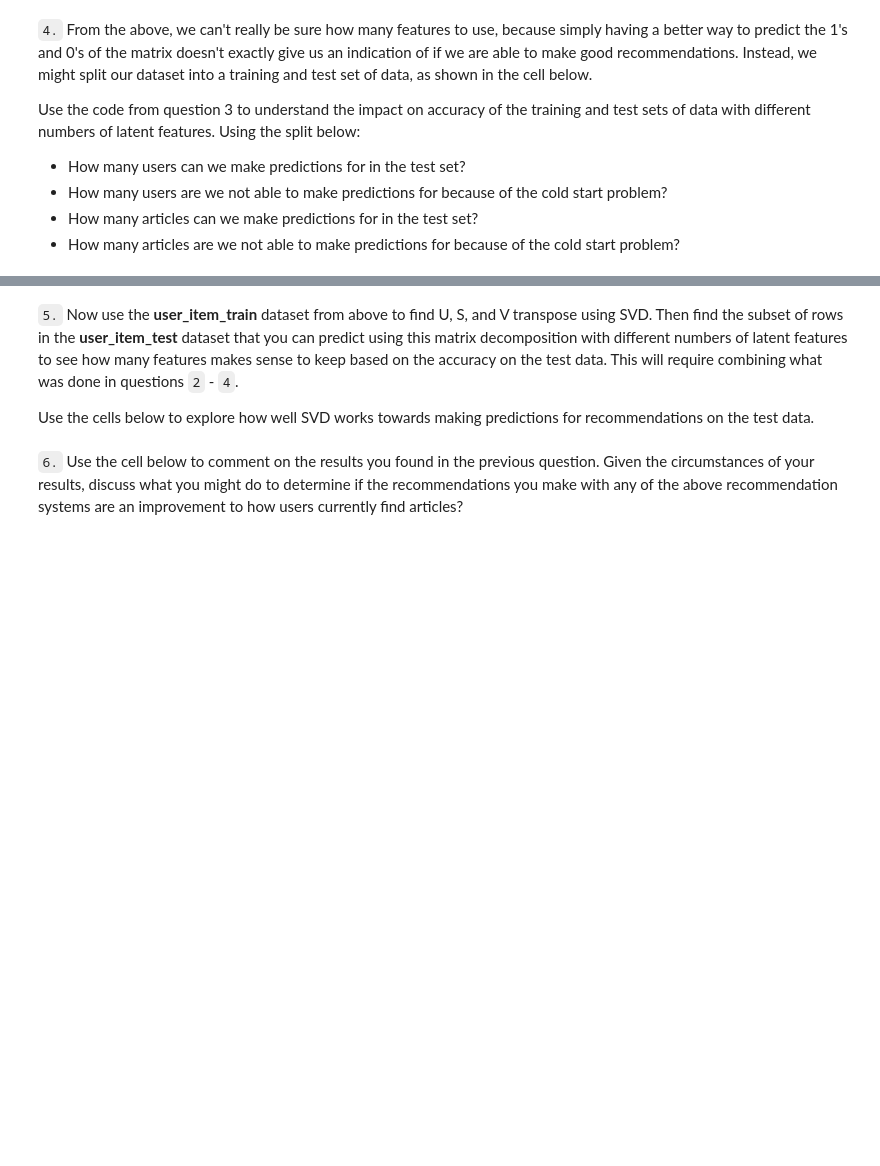
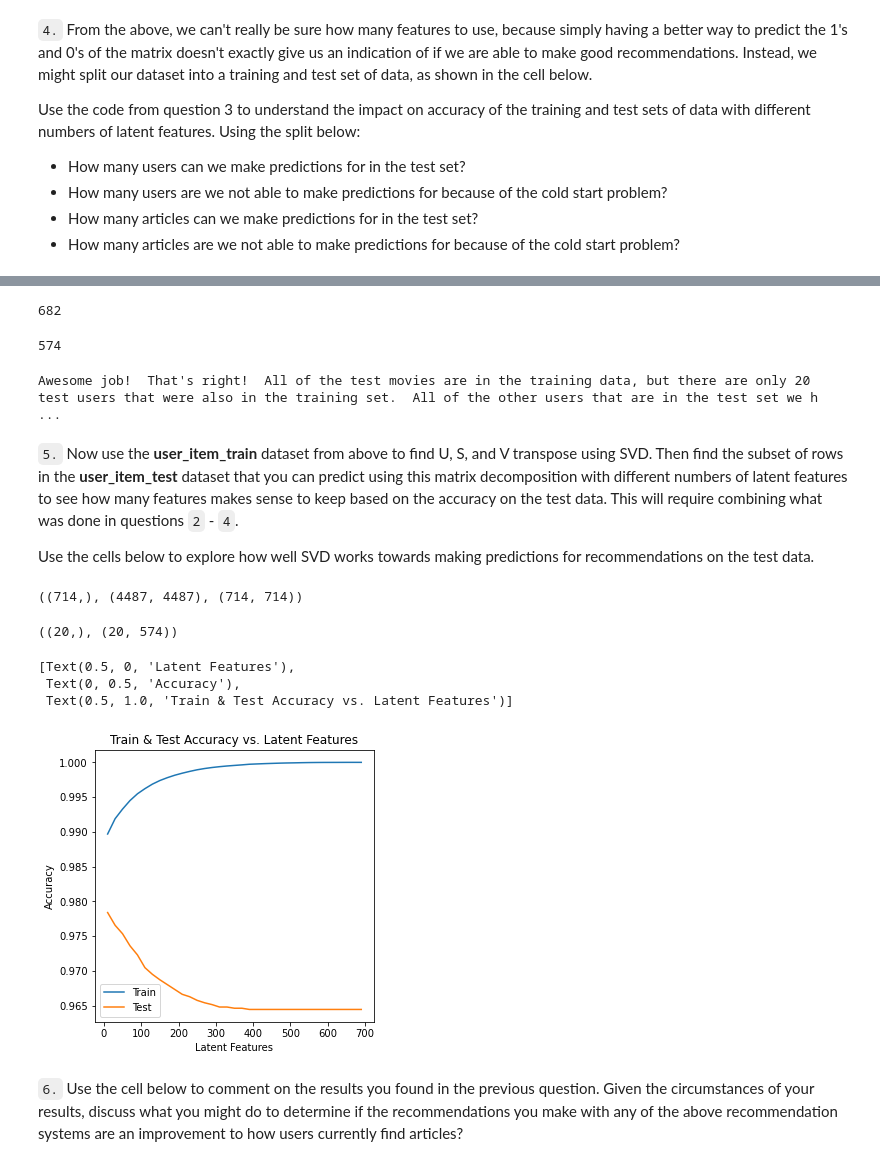
Before and after one commit to rabadzhiyski/recommendationsIBM, a Jupyter notebook: Recommendations_with_IBM.ipynb, the cells around one changed output, grey strips where cells are left out. Cells and saved outputs as stored; diff of their text form; code cells hidden in the pictures; blank space fills up the shorter version.

Commit message:
feat: matrix factorization and training data to check model performance

```diff
--- a/Recommendations_with_IBM.ipynb
+++ b/Recommendations_with_IBM.ipynb
@@ -922,3 +955,14 @@ user_item_train, user_item_test, test_idx, test_arts = create_test_and_train_use
+# %%
+# How many users in the test set are we not able to make predictions for because of the cold start problem?
+len(test_idx)
+# %% [output]
+682
+# %%
+# How many movies can we make predictions for in the test set?'
+articles = user_item_train.title.columns.isin(test_arts)
+articles.sum()
+# %% [output]
+574
 # %%
 # Replace the values in the dictionary below
 a = 662
@@ -928,22 +972,80 @@ d = 0
 
 
 sol_4_dict = {
-    'How many users can we make predictions for in the test set?': # letter here,
-    'How many users in the test set are we not able to make predictions for because of the cold start problem?': # letter here,
-    'How many movies can we make predictions for in the test set?': # letter here,
-    'How many movies in the test set are we not able to make predictions for because of the cold start problem?': # letter here
+    'How many users can we make predictions for in the test set?': c, # letter here,
+    'How many users in the test set are we not able to make predictions for because of the cold start problem?': a, # letter here,
+    'How many movies can we make predictions for in the test set?': b, # letter here,
+    'How many movies in the test set are we not able to make predictions for because of the cold start problem?':d # letter here
 }
 
 t.sol_4_test(sol_4_dict)
+# %% [output]
+Awesome job!  That's right!  All of the test movies are in the training data, but there are only 20 test users that were also in the training set.  All of the other users that are in the test set we h ...
 # %% [markdown]
 `5.` Now use the **user_item_train** dataset from above to find U, S, and V transpose using SVD. Then find the subset of rows in the **user_item_test** dataset that you can predict using this matrix decomposition with different numbers of latent features to see how many features makes sense to keep based on the accuracy on the test data. This will require combining what was done in questions `2` - `4`.
 
 Use the cells below to explore how well SVD works towards making predictions for recommendations on the test data.
 # %%
 # fit SVD on the user_item_train matrix
-u_train, s_train, vt_train = # fit svd similar to above then use the cells below
+ # fit svd similar to above then use the cells below
+u_train, s_train, vt_train = np.linalg.svd(user_item_train)
+# %%
+s_train.shape, u_train.shape, vt_train.shape
+# %% [output]
+((714,), (4487, 4487), (714, 714))
 # %%
 # Use these cells to see how well you can use the training
 # decomposition to predict on test data
+# %%
+# find the users that exists in both training and test datasets
+user_present_both = np.intersect1d(user_item_test.index, user_item_train.index)
+user_item_test_predictable = user_item_test[user_item_test.index.isin(user_present_both)]
+# %%
+user_present_both.shape, user_item_test_predictable.shape
+# %% [output]
+((20,), (20, 574))
+# %%
+# initialize testing parameters
+num_latent_feats = np.arange(10,700+10,20)
+sum_errs_train = []
+sum_errs_test = []
+
+for k in num_latent_feats:
+    # restructure with k latent features for both training and test sets
+    s_train_lat, u_train_lat, vt_train_lat = np.diag(s_train[:k]), u_train[:, :k], vt_train[:k, :]
+    u_test_lat, vt_test_lat = u_test[:, :k], vt_test[:k, :]
+
+    # take dot product for both training and test sets
+    user_item_train_est = np.around(np.dot(np.dot(u_train_lat, s_train_lat), vt_train_lat))
+    user_item_test_est = np.around(np.dot(np.dot(u_test_lat, s_train_lat), vt_test_lat))
+
+    # compute error for each prediction to actual value
+    diffs_train = np.subtract(user_item_train, user_item_train_est)
+    diffs_test = np.subtract(user_item_test_predictable, user_item_test_est)
+
+    # total errors and keep track of them for both training and test sets
+    err_train = np.sum(np.sum(np.abs(diffs_train)))
+    err_test = np.sum(np.sum(np.abs(diffs_test)))
+    sum_errs_train.append(err_train)
+    sum_errs_test.append(err_test)
+# %%
+# plot the results with seaborn, set graph size to fit the screen
+plt.figure(figsize=(5, 5))
+
+# plot the train data
+pic = sns.lineplot(num_latent_feats, 1 - np.array(sum_errs_train)/(user_item_train.shape[0]
+                                                         * user_item_test_predictable.shape[1]), label='Train')
+# plot the test data
+pic = sns.lineplot(num_latent_feats, 1 - np.array(sum_errs_test)/(user_item_test_predictable.shape[0]
+                                                        * user_item_test_predictable.shape[1]), label='Test')
+# add labels and title
+pic.set(xlabel ='Latent Features',
+         ylabel = 'Accuracy',
+         title ='Train & Test Accuracy vs. Latent Features')
+# %% [output]
+[Text(0.5, 0, 'Latent Features'),
+ Text(0, 0.5, 'Accuracy'),
+ Text(0.5, 1.0, 'Train & Test Accuracy vs. Latent Features')]
+[figure, added]
 # %% [markdown]
 `6.` Use the cell below to comment on the results you found in the previous question. Given the circumstances of your results, discuss what you might do to determine if the recommendations you make with any of the above recommendation systems are an improvement to how users currently find articles?
```
Also changed, not shown: parts of 19 cells of this notebook.
